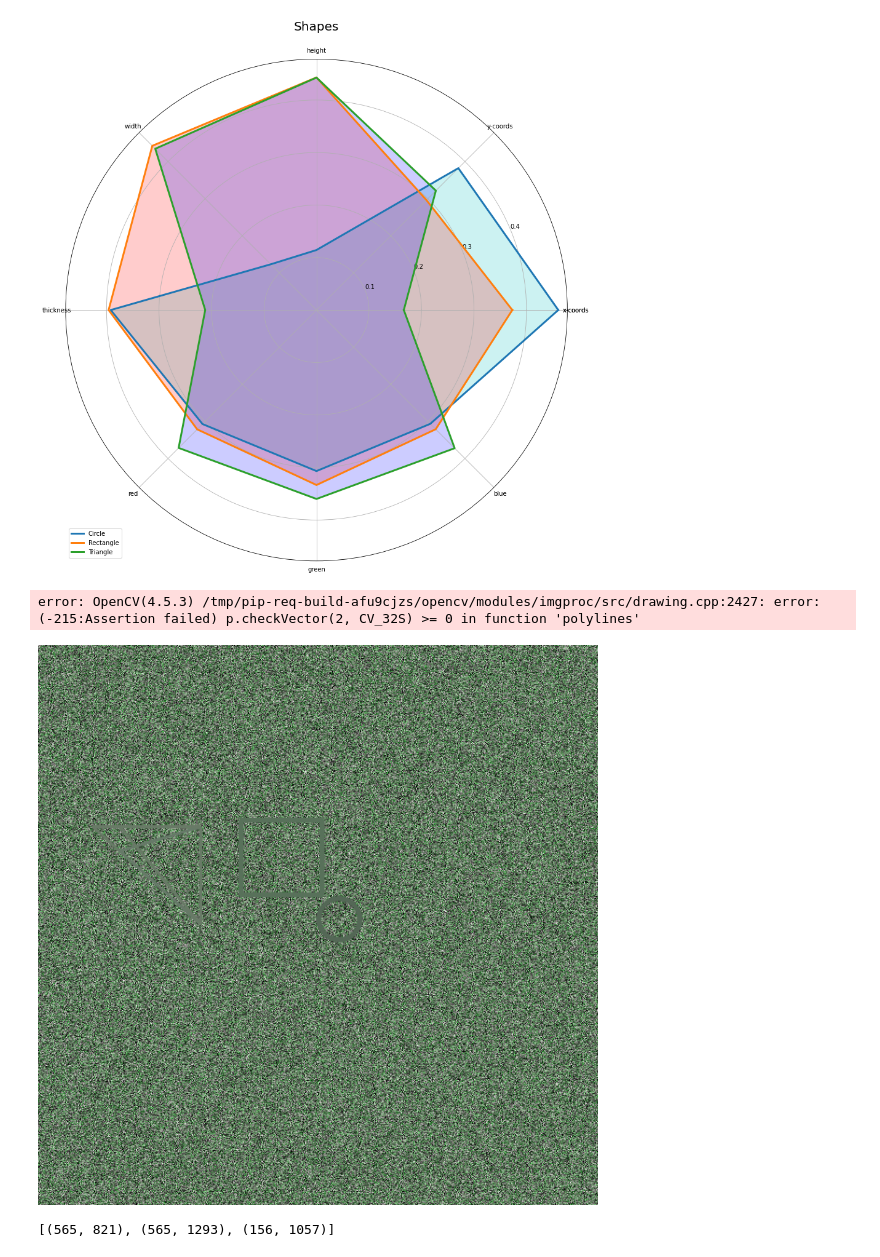
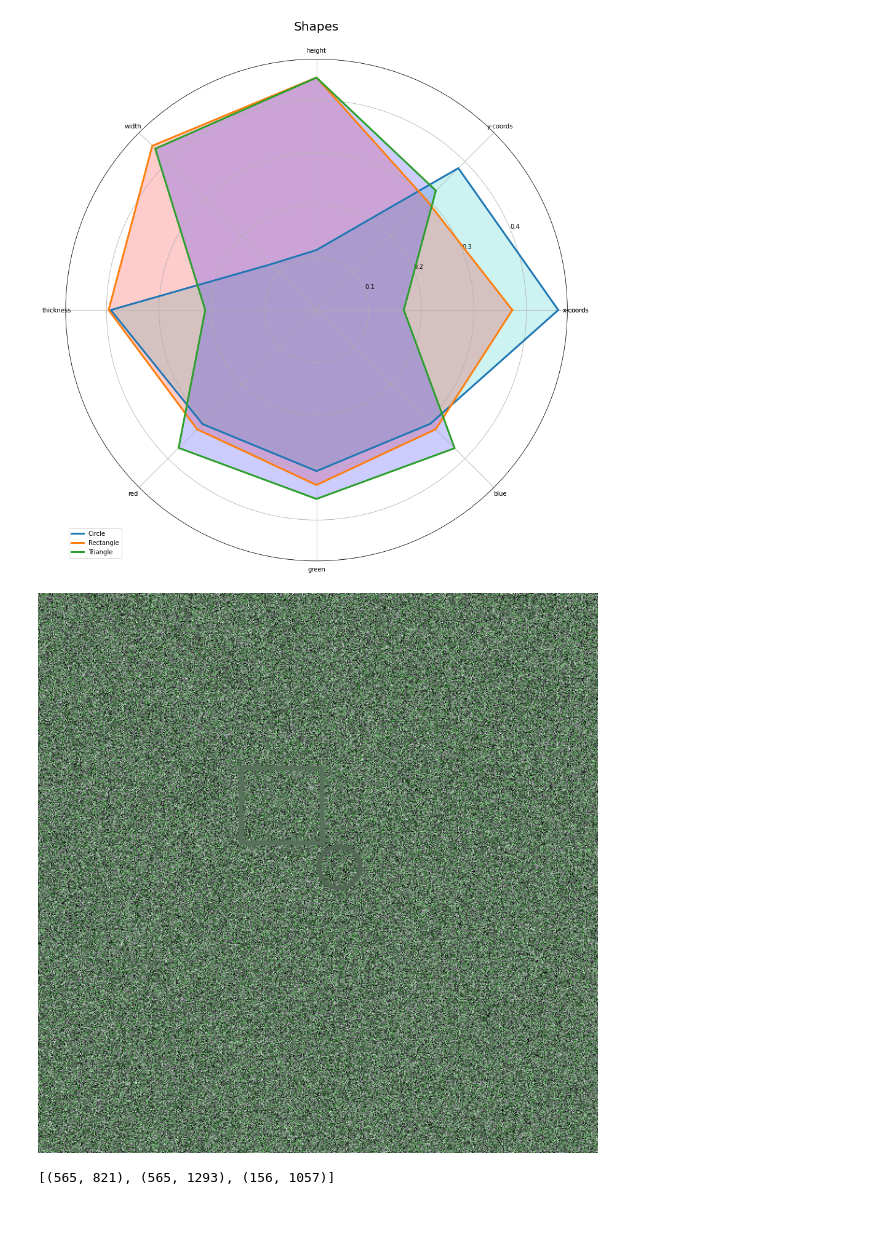
Before and after one commit to sbenstewart/the-skoda-camo, a Jupyter notebook: code.ipynb, the cells around one changed output. Saved outputs shown, nothing was run; the diff lists cells and outputs as text; code cells hidden in the pictures; blank space fills up the shorter version.

```diff
--- a/code.ipynb
+++ b/code.ipynb
@@ -221,17 +222,15 @@ triangle = list(map(int, triangle))
 # %%
 open_cv_image = cv2.circle(open_cv_image, (circle[0],circle[1]), circle[2], (circle[5],circle[6],circle[7]), circle[4])
 open_cv_image = cv2.rectangle(open_cv_image, (int(rectangle[0]-rectangle[2]/2),int(rectangle[1]-rectangle[3]/2)), (int(rectangle[0]+rectangle[2]/2),int(rectangle[1]+rectangle[3]/2)), (rectangle[5],rectangle[6],rectangle[7]), rectangle[4])
-pts =
-open_cv_image = cv2.polylines(open_cv_image, np.array([pts]), True, (triangle[5],triangle[6],triangle[7]), triangle[4])
+#pts =
+#open_cv_image = cv2.polylines(open_cv_image, np.array([pts]), True, (triangle[5],triangle[6],triangle[7]), triangle[4])
-# %% [output]
-error: OpenCV(4.5.3) /tmp/pip-req-build-afu9cjzs/opencv/modules/imgproc/src/drawing.cpp:2427: error: (-215:Assertion failed) p.checkVector(2, CV_32S) >= 0 in function 'polylines'
 # %%
 open_cv_image = cv2.cvtColor(open_cv_image, cv2.COLOR_BGR2RGB)
 pil_image = Image.fromarray(open_cv_image)
-pil_image.save("camo.jpeg", "JPEG", quality=100, optimize=False, progressive=True)
+pil_image.save("camo-analysis.jpeg", "JPEG", quality=100, optimize=False, progressive=True)
 pil_image
 # %% [output]
-[figure, old version]
+[figure, new version]
 # %%
 pts
 # %% [output]
```
Also changed, not shown: parts of 3 cells of this notebook, 6 other files.
